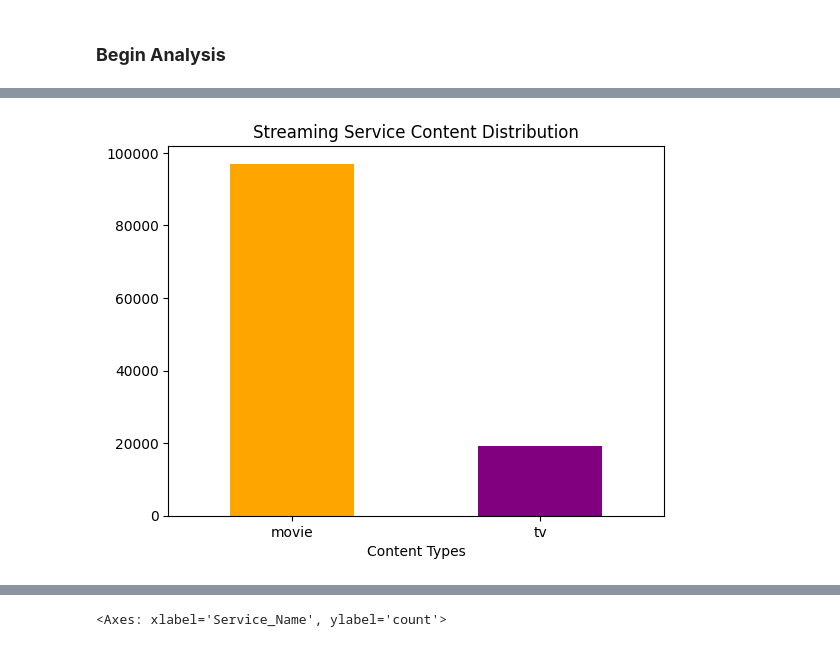
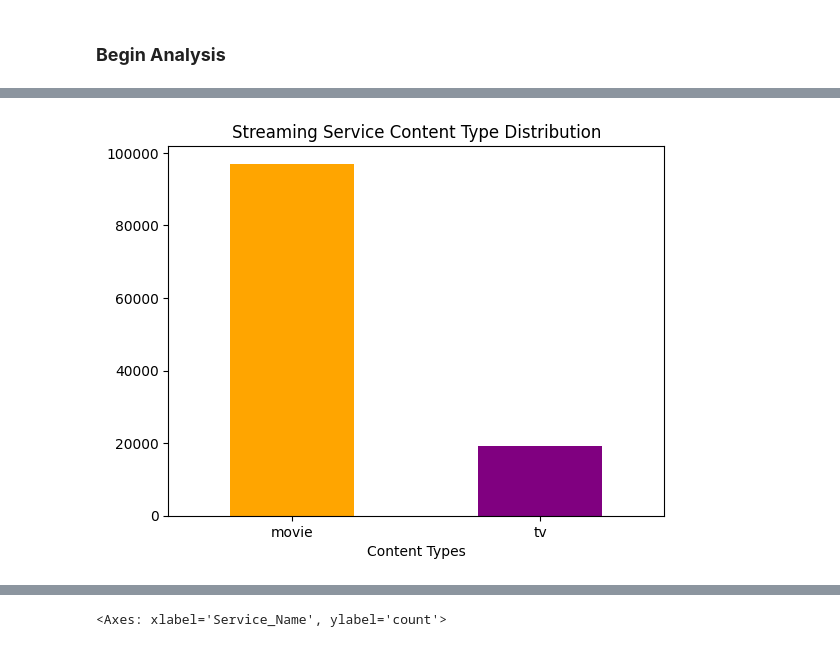
Before and after one commit to rkynhoff/Streaming_Service_Comparisons, a Jupyter notebook: STRM_SERV_COMP_V2.ipynb, the cells around one changed output, grey strips where cells are left out. Saved outputs shown, nothing was run; the diff lists cells and outputs as text; code cells hidden in the pictures.

```diff
--- a/STRM_SERV_COMP_V2.ipynb
+++ b/STRM_SERV_COMP_V2.ipynb
@@ -583,14 +583,14 @@ memory usage: 14.2+ MB
 # %%
 # Crate a bar graph to show distribution of content types from the Content_Type column
 # Plot it with orange for "movies" and purple for "tv"
 streaming_clean["Content_Type"].value_counts().plot(kind='bar',color=["orange","purple"])
 # Add a plot title
-plt.title("Streaming Service Content Distribution")
+plt.title("Streaming Service Content Type Distribution")
 # Change the orientation of the x ticks
 plt.xticks(rotation = 360)
 # Relable the X axis
 plt.xlabel("Content Types")
 # Show the bar graph
 plt.show()
 # %% [output]
-[figure, old version]
+[figure, new version]
```
Also changed, not shown: parts of 3 cells of this notebook.
